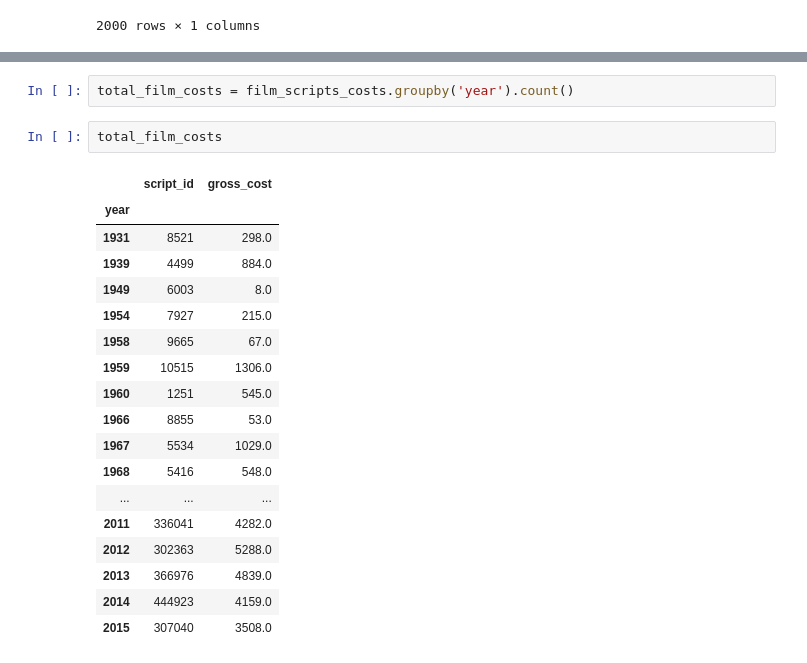
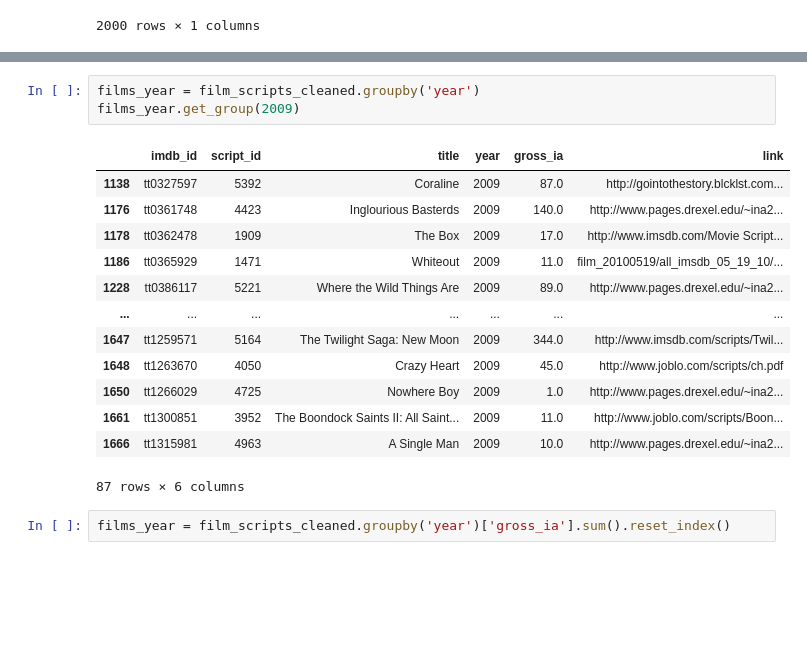
Before and after one commit to ZoeLeBlanc/IntroToDH2020, a Jupyter notebook: week7/Introduction to Pandas.ipynb, the cells around one changed output, grey strips where cells are left out. Cells and saved outputs as stored; diff of their text form; blank space fills up the shorter version.

```diff
--- a/week7/Introduction to Pandas.ipynb
+++ b/week7/Introduction to Pandas.ipynb
@@ -357,23 +353,19 @@ len(film_scripts_costs[film_scripts_costs.year == 2015])
-# %%
-total_film_costs = film_scripts_costs.groupby('year').count()
-# %%
-total_film_costs
-# %% [output]
-|  | script_id | gross_cost |
-| year |  |  |
-| 1931 | 8521 | 298.0 |
-| 1939 | 4499 | 884.0 |
-| 1949 | 6003 | 8.0 |
-| 1954 | 7927 | 215.0 |
-| 1958 | 9665 | 67.0 |
-| 1959 | 10515 | 1306.0 |
-| 1960 | 1251 | 545.0 |
-| 1966 | 8855 | 53.0 |
-| 1967 | 5534 | 1029.0 |
-| 1968 | 5416 | 548.0 |
-| ... | ... | ... |
-| 2011 | 336041 | 4282.0 |
-| 2012 | 302363 | 5288.0 |
-| 2013 | 366976 | 4839.0 |
-| 2014 | 444923 | 4159.0 |
-| 2015 | 307040 | 3508.0 |
+# %%
+films_year = film_scripts_cleaned.groupby('year')
+films_year.get_group(2009)
+# %% [output]
+|  | imdb_id | script_id | title | year | gross_ia | link |
+| 1138 | tt0327597 | 5392 | Coraline | 2009 | 87.0 | http://gointothestory.blcklst.com... |
+| 1176 | tt0361748 | 4423 | Inglourious Basterds | 2009 | 140.0 | http://www.pages.drexel.edu/~ina2... |
+| 1178 | tt0362478 | 1909 | The Box | 2009 | 17.0 | http://www.imsdb.com/Movie Script... |
+| 1186 | tt0365929 | 1471 | Whiteout | 2009 | 11.0 | film_20100519/all_imsdb_05_19_10/... |
+| 1228 | tt0386117 | 5221 | Where the Wild Things Are | 2009 | 89.0 | http://www.pages.drexel.edu/~ina2... |
+| ... | ... | ... | ... | ... | ... | ... |
+| 1647 | tt1259571 | 5164 | The Twilight Saga: New Moon | 2009 | 344.0 | http://www.imsdb.com/scripts/Twil... |
+| 1648 | tt1263670 | 4050 | Crazy Heart | 2009 | 45.0 | http://www.joblo.com/scripts/ch.pdf |
+| 1650 | tt1266029 | 4725 | Nowhere Boy | 2009 | 1.0 | http://www.pages.drexel.edu/~ina2... |
+| 1661 | tt1300851 | 3952 | The Boondock Saints II: All Saint... | 2009 | 11.0 | http://www.joblo.com/scripts/Boon... |
+| 1666 | tt1315981 | 4963 | A Single Man | 2009 | 10.0 | http://www.pages.drexel.edu/~ina2... |
+87 rows × 6 columns
+# %%
+films_year = film_scripts_cleaned.groupby('year')['gross_ia'].sum().reset_index()
```
Also changed, not shown: parts of 12 cells of this notebook, 5 other files.
